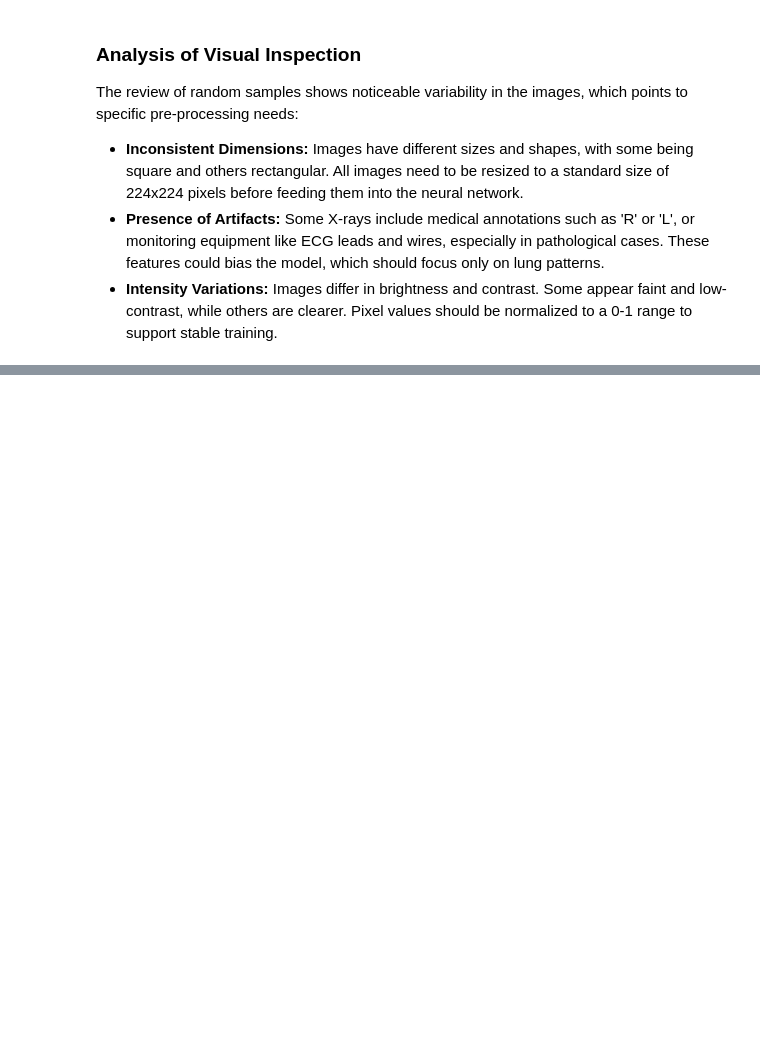
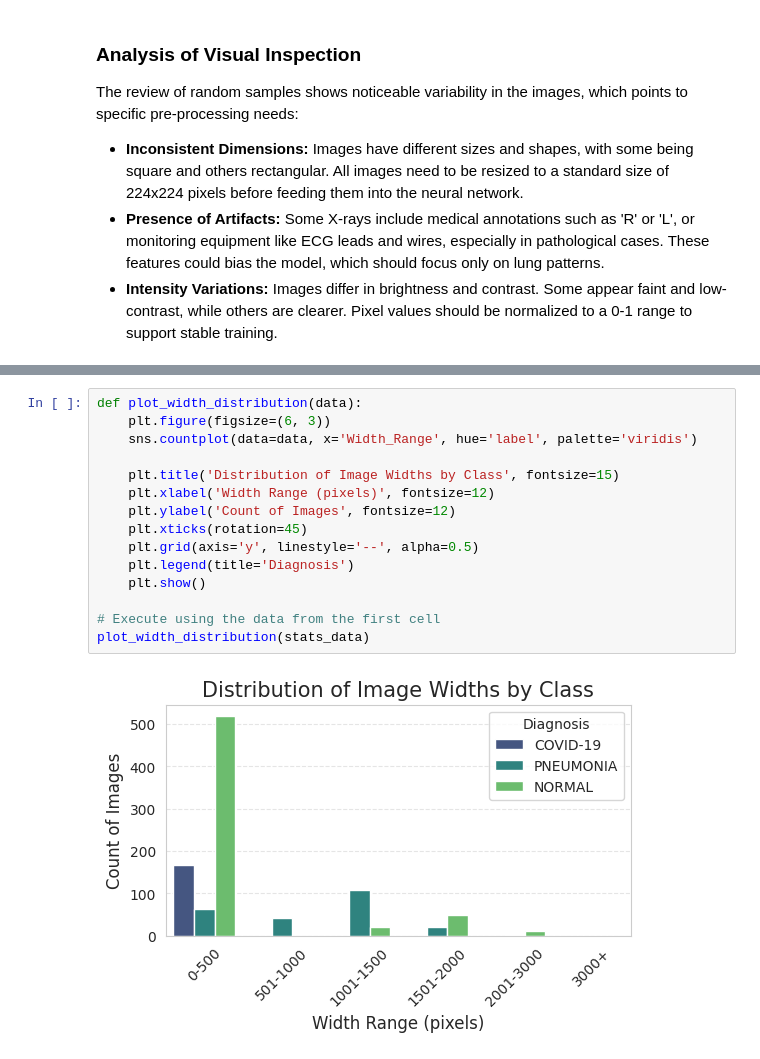
Before and after one commit to juliancramos/cnn-pneumonia-covid-detector, a Jupyter notebook: cnn-pneumonia-covid-detector.ipynb, the cells around one changed output, grey strips where cells are left out. Saved outputs shown, nothing was run; the diff lists cells and outputs as text; blank space fills up the shorter version.

```diff
--- a/cnn-pneumonia-covid-detector.ipynb
+++ b/cnn-pneumonia-covid-detector.ipynb
@@ -522,0 +664,17 @@ The review of random samples shows noticeable variability in the images, which p
+# %%
+def plot_width_distribution(data):
+    plt.figure(figsize=(6, 3))
+    sns.countplot(data=data, x='Width_Range', hue='label', palette='viridis')
+
+    plt.title('Distribution of Image Widths by Class', fontsize=15)
+    plt.xlabel('Width Range (pixels)', fontsize=12)
+    plt.ylabel('Count of Images', fontsize=12)
+    plt.xticks(rotation=45)
+    plt.grid(axis='y', linestyle='--', alpha=0.5)
+    plt.legend(title='Diagnosis')
+    plt.show()
+
+# Execute using the data from the first cell
+plot_width_distribution(stats_data)
+# %% [output]
+[figure, added]
```
Also changed, not shown: parts of 7 cells of this notebook.
